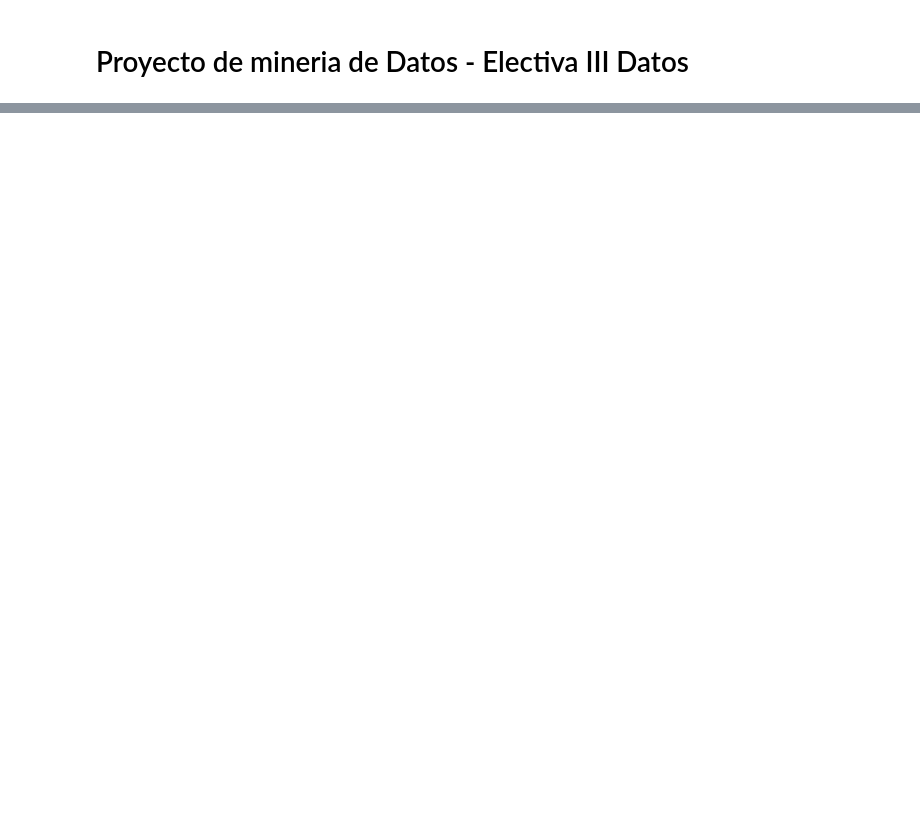
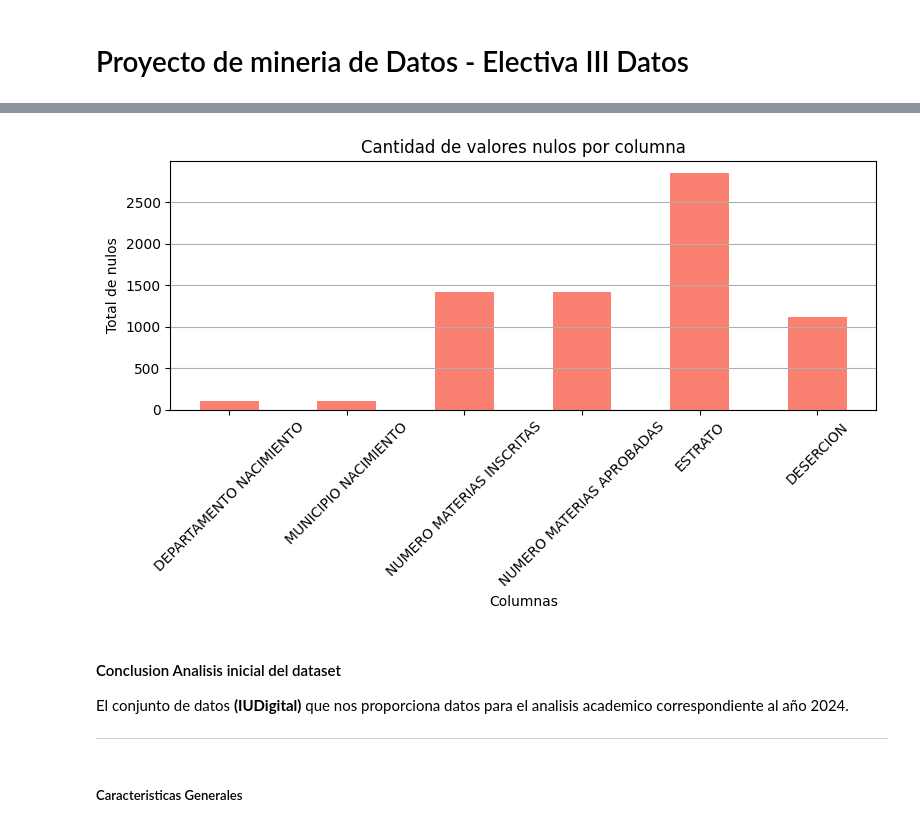
Before and after one commit to samforedev/Proyecto-ElectivaDatos, a Jupyter notebook: final_project.ipynb, the cells around one changed output, grey strips where cells are left out. Cells and saved outputs as stored; diff of their text form; code cells hidden in the pictures; blank space fills up the shorter version.

```diff
--- a/final_project.ipynb
+++ b/final_project.ipynb
@@ -104,0 +168,23 @@ dutil.generate_graphic(df_1, x='')
+# %%
+# Conteo de valores nulos por columna
+null_counts = df_1.isnull().sum()
+null_counts = null_counts[null_counts > 0]
+
+null_counts.plot(kind='bar', figsize=(8, 5), color='salmon')
+plt.title('Cantidad de valores nulos por columna')
+plt.ylabel('Total de nulos')
+plt.xlabel('Columnas')
+plt.xticks(rotation=45)
+plt.grid(True, axis='y')
+plt.tight_layout()
+plt.show()
+# %% [output]
+[figure, added]
+# %% [markdown]
+#### Conclusion Analisis inicial del dataset
+
+El conjunto de datos **(IUDigital)** que nos proporciona datos para el analisis academico correspondiente al año 2024.
+
+---
+# %% [markdown]
+##### Caracteristicas Generales
```
Also changed, not shown: parts of 29 cells of this notebook, 2 other files.
